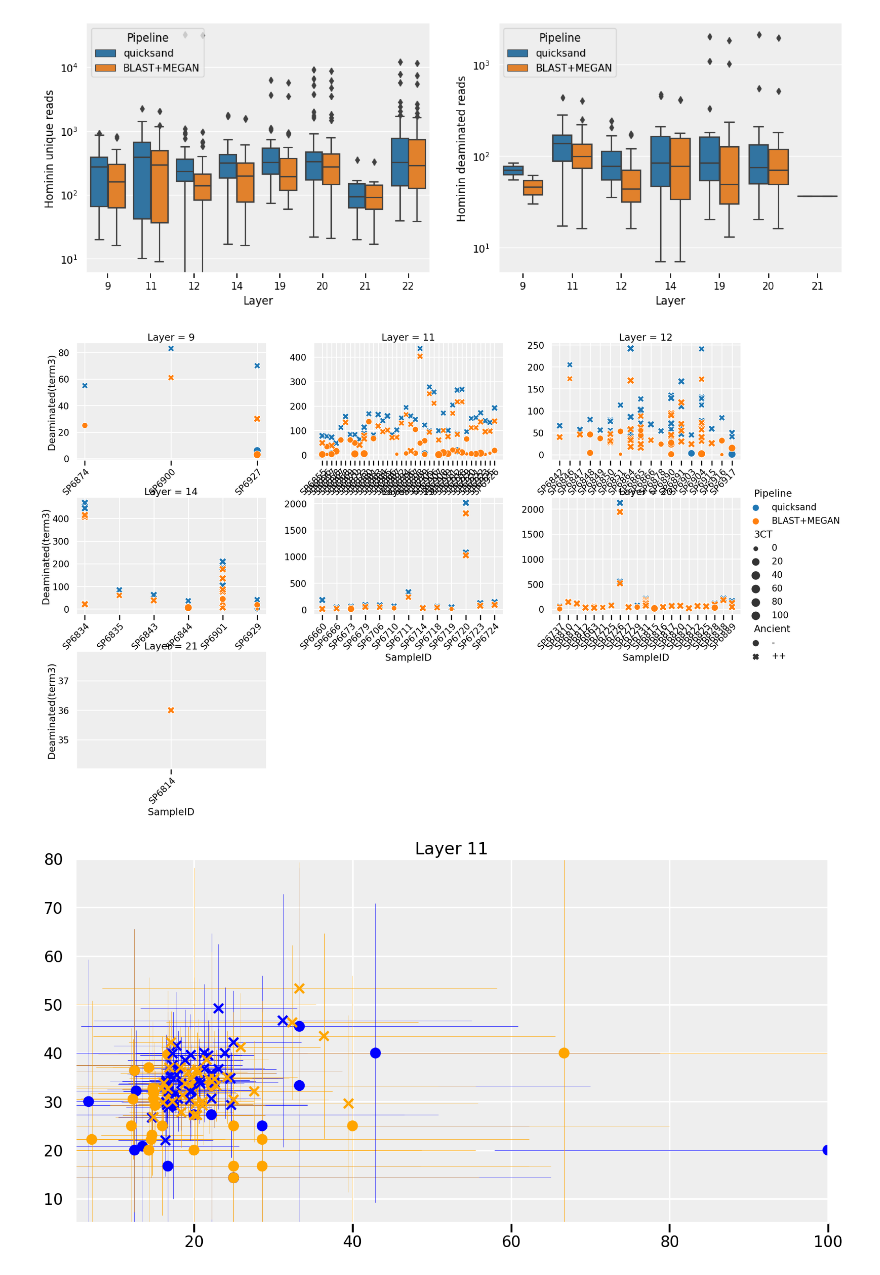
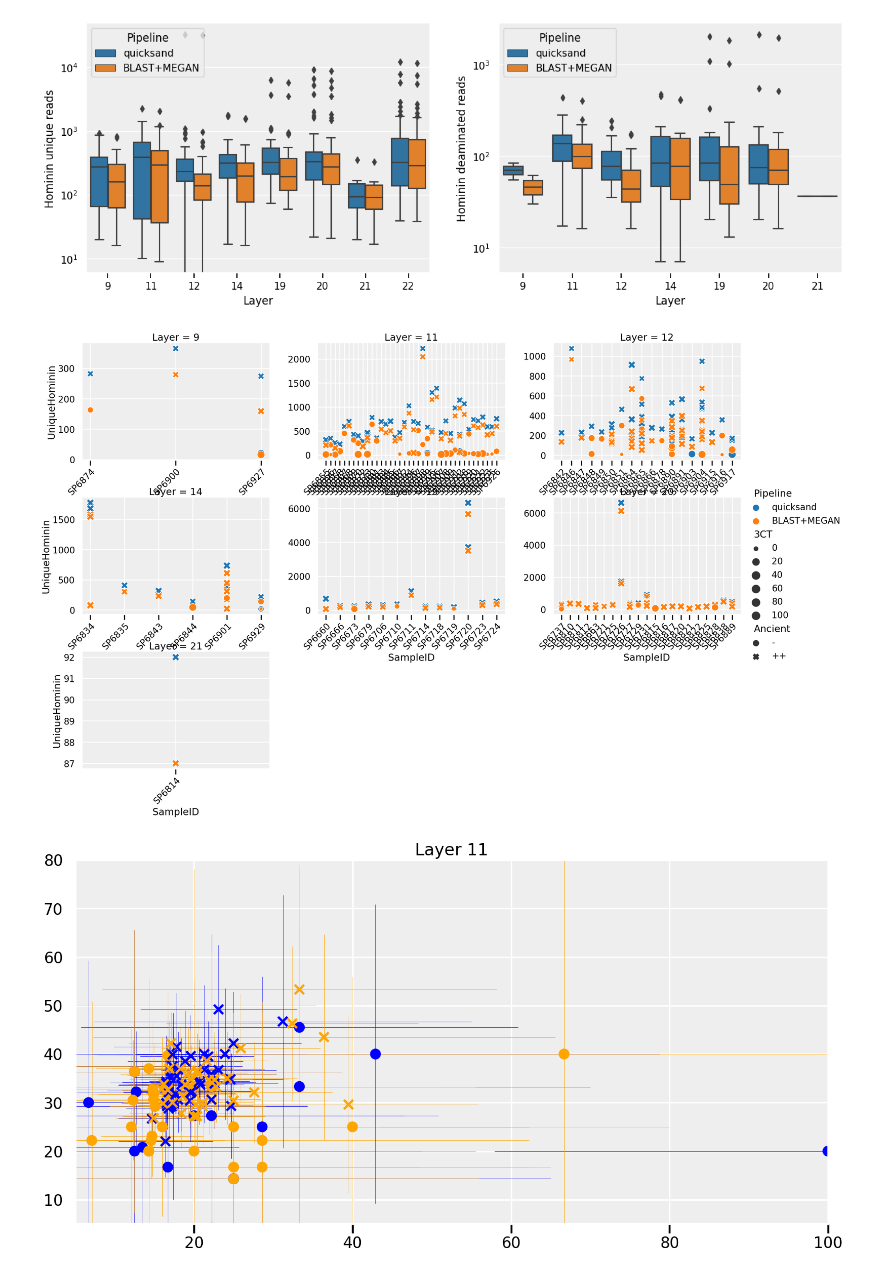
Before and after one commit to merszym/quicksand-paper-analyses, a Jupyter notebook: SI5_DenisovaCave_HumanLineageSupport.ipynb, the cells around one changed output. Drawn from its saved outputs; the diff is of its cells as text; code cells hidden in the pictures.

```diff
--- a/SI5_DenisovaCave_HumanLineageSupport.ipynb
+++ b/SI5_DenisovaCave_HumanLineageSupport.ipynb
@@ -365,24 +369,24 @@ Text(0, 0.5, 'Hominin deaminated reads')
 # %%
 sns.set_context("poster", font_scale=0.9)
 
 quicksand_positives = set(combined[(combined.Ancient=='++')&(combined.Pipeline=='quicksand')]['IndexLibID'])
 
 g= sns.relplot(
     data=combined[combined.IndexLibID.isin(quicksand_positives)],
     facet_kws={'sharex':False, 'sharey':False},
     kind="scatter", aspect = 1.5,
     x="SampleID",
-    y="Deaminated(term3)",
+    y="UniqueHominin",
     col='Layer', col_wrap=3,
     hue="Pipeline",
     style='Ancient', style_order=['-','++'],
     size='3CT',
     size_norm=(0,30)
 )
 for axes in g.axes.flat:
     plt.setp(axes.get_xticklabels(), rotation=45, ha="right", rotation_mode="anchor")
 # %% [output]
-[figure, old version]
+[figure, new version]
 # %%
 test = combined[(combined.Layer==11)&(combined.IndexLibID.isin(quicksand_positives))].copy()
 test['color'] = test['Pipeline'].map({'quicksand':'blue', 'BLAST+MEGAN':'orange'})
```
Also changed, not shown: parts of 24 cells of this notebook, 3 other files.
